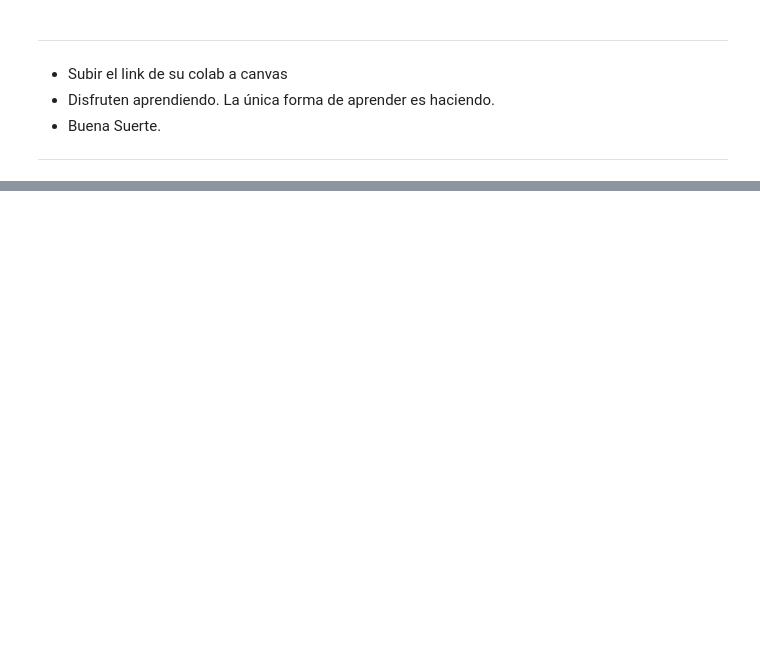
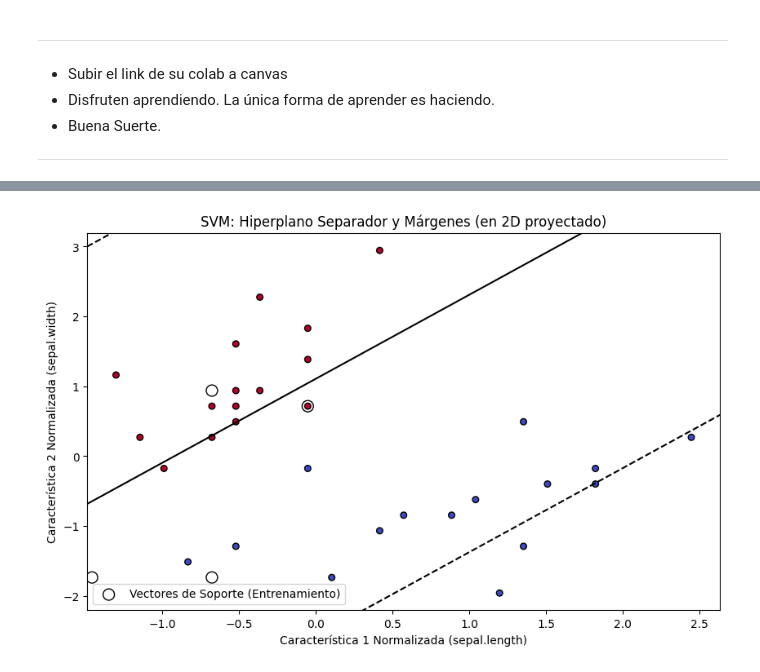
Before and after one commit to s110/Maestria, a Jupyter notebook: Maestria/MachineLearning/SMV/Maestría_Hard_SVM_2024_21ipynb.ipynb, the cells around one changed output, grey strips where cells are left out. Drawn from its saved outputs; the diff is of its cells as text; code cells hidden in the pictures; blank space fills up the shorter version.

```diff
--- a/Maestria/MachineLearning/SMV/Maestría_Hard_SVM_2024_21ipynb.ipynb
+++ b/Maestria/MachineLearning/SMV/Maestría_Hard_SVM_2024_21ipynb.ipynb
@@ -304,0 +456,70 @@ plt.show()
+# %%
+# --- 6. Visualización del Hiperplano Separador (en 2D) ---
+# Solo podemos graficar en 2D. Elegiremos las dos primeras características normalizadas.
+# Esto es una simplificación. El hiperplano real existe en 4D.
+
+if X_train_normalized.shape[1] >= 2: # Si tenemos al menos 2 características
+    X_vis = X_test_normalized[:, :2] # Usar las dos primeras características para visualización
+    W_vis = W_vector[:2]             # Pesos correspondientes a esas dos características
+    # Para la línea de decisión: x1*w1 + x2*w2 + (x3*w3 + x4*w4)_avg + b = 0
+    # Si solo usamos w1, w2, b, estamos proyectando.
+    # Una forma más simple para la visualización 2D es considerar solo las 2D features
+    # y el hiperplano en ese subespacio: x_vis_1*w_vis_1 + x_vis_2*w_vis_2 + b_offset = 0
+    # Entonces, x_vis_2 = (-b_offset - x_vis_1*w_vis_1) / w_vis_2
+
+    plt.figure(figsize=(10, 6))
+    # Graficar los puntos de prueba
+    scatter = plt.scatter(X_vis[:, 0], X_vis[:, 1], c=Y_test, cmap=plt.cm.coolwarm, s=30, edgecolors='k')
+    plt.xlabel(f'Característica 1 Normalizada ({X_df.columns[0]})')
+    plt.ylabel(f'Característica 2 Normalizada ({X_df.columns[1]})')
+    plt.title('SVM: Hiperplano Separador y Márgenes (en 2D proyectado)')
+
+    # Crear un grid para graficar el hiperplano
+    ax = plt.gca()
+    xlim = ax.get_xlim()
+    ylim = ax.get_ylim()
+
+    xx = np.linspace(xlim[0], xlim[1], 50)
+    yy = np.linspace(ylim[0], ylim[1], 50)
+    YY, XX = np.meshgrid(yy, xx)
+    xy = np.vstack([XX.ravel(), YY.ravel()]).T # Puntos del grid
+
+    # Para graficar la línea de decisión en el espacio 2D de las características seleccionadas,
+    # necesitamos considerar el efecto de las otras dimensiones si W_vector tiene más de 2 elementos.
+    # Una aproximación es asumir que las otras características están en su media (0 después de normalizar)
+    # Z = w1*x1 + w2*x2 + w3*x3_mean + w4*x4_mean + b
+    # Si x3_mean y x4_mean son 0 (por normalización), entonces Z = w1*x1 + w2*x2 + b
+    # Esto es si W_vis solo toma los primeros dos componentes de W_vector.
+    # Si W_vector tiene más de 2 componentes, la línea de decisión en el plano (x1,x2)
+    # es (W[0]*x1 + W[1]*x2 + sum(W[k]*mean(X_train_norm[:,k])) + b = 0)
+    # Como mean(X_train_norm[:,k]) es 0 para k>=2:
+    # W[0]*x1 + W[1]*x2 + b = 0
+    # x2 = (-b - W[0]*x1) / W[1]
+
+    if W_vis.shape[0] == 2 and W_vis[1] != 0: # Asegurarse de que W_vis[1] no sea cero
+        # Línea de decisión: w0*x + w1*y + b = 0 => y = (-b - w0*x) / w1
+        a = -W_vis[0] / W_vis[1]
+        line_y = a * xx - (b_offset / W_vis[1])
+        plt.plot(xx, line_y, 'k-')
+        # Márgenes: y = a*xx - (b_offset +/- 1) / w1
+        plt.plot(xx, line_y - 1 / W_vis[1], 'k--')
+        plt.plot(xx, line_y + 1 / W_vis[1], 'k--')
+
+        # Resaltar vectores de soporte si los hubiera en el conjunto de prueba (más complejo de visualizar directamente aquí)
+        # Los vectores de soporte originales están en X_train_normalized.
+        # Podríamos graficar X_train_normalized también.
+        sv_indices_train = np.where(lambda_values.flatten() > 1e-5)[0]
+        if len(sv_indices_train) > 0:
+            plt.scatter(X_train_normalized[sv_indices_train, 0], X_train_normalized[sv_indices_train, 1],
+                        s=100, facecolors='none', edgecolors='k', label='Vectores de Soporte (Entrenamiento)')
+        plt.legend()
+    else:
+        print("No se puede graficar la línea de decisión en 2D con los pesos actuales (W_vis[1] podría ser 0 o W_vis no tiene 2 elementos).")
+
+    plt.xlim(xlim)
+    plt.ylim(ylim)
+    plt.show()
+else:
+    print("No hay suficientes características para la visualización 2D.")
+# %% [output]
+[figure, added]
```
Also changed, not shown: parts of 5 cells of this notebook, 2 other files.
